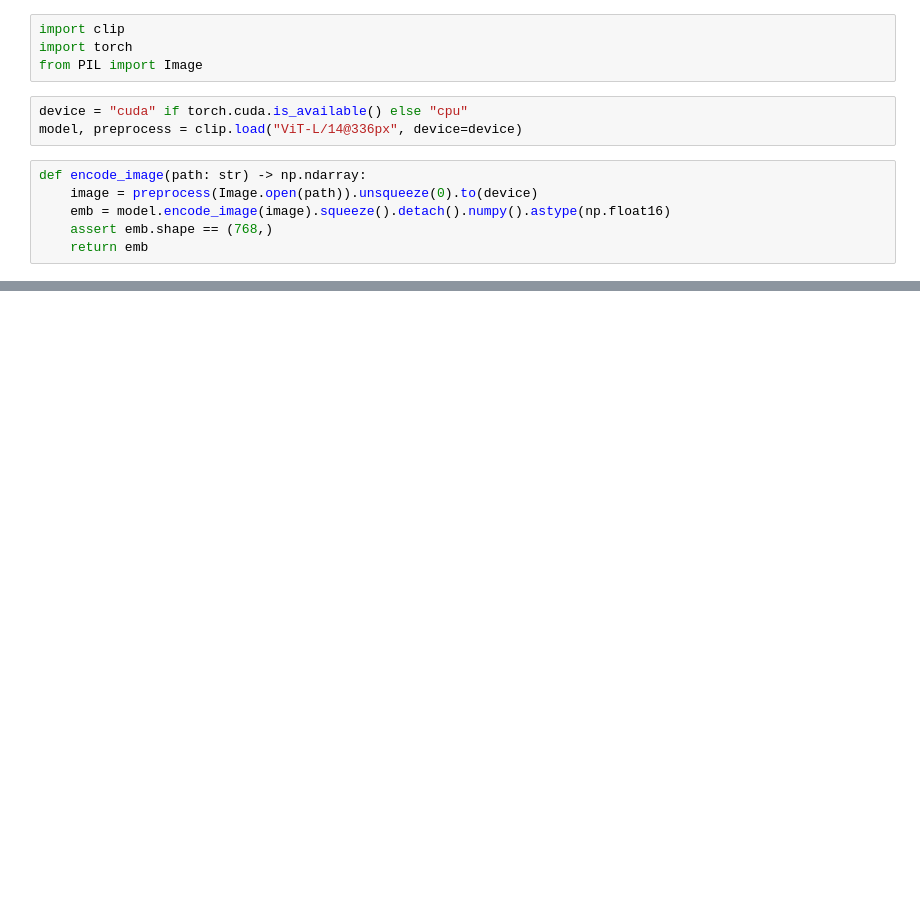
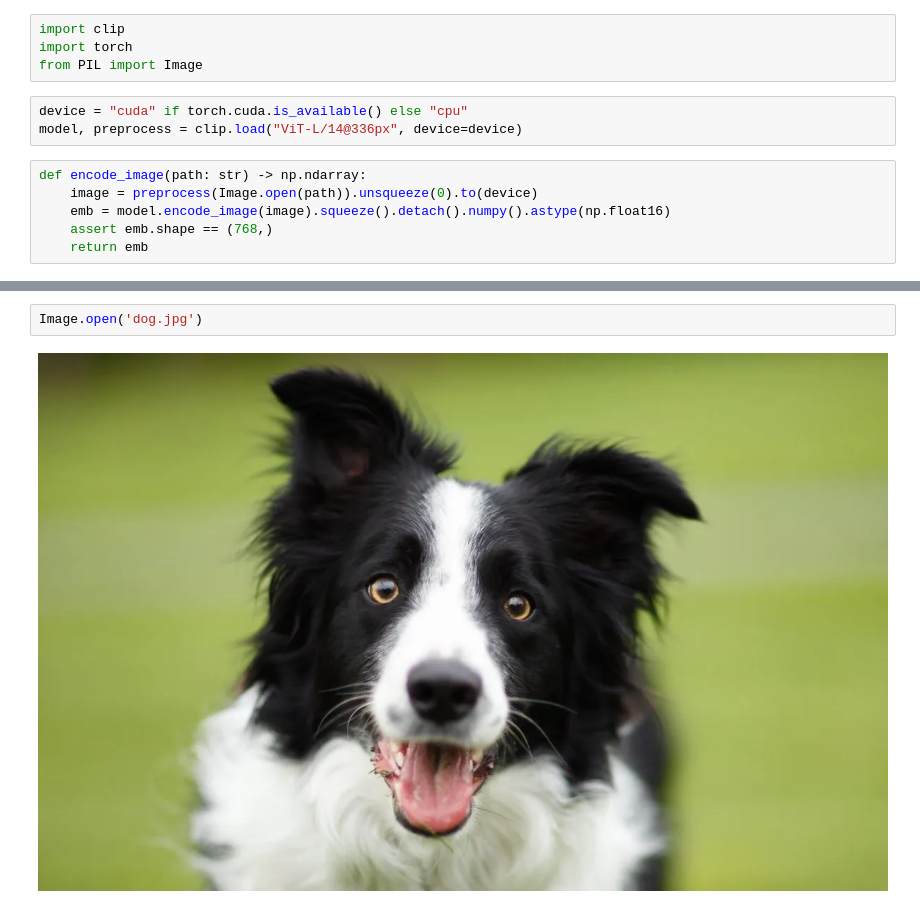
Before and after one commit to amirziai/rafic, a Jupyter notebook: clip-encoder.ipynb, the cells around one changed output, grey strips where cells are left out. Cells and saved outputs as stored; diff of their text form; blank space fills up the shorter version.

Commit message:
add image

```diff
--- a/clip-encoder.ipynb
+++ b/clip-encoder.ipynb
@@ -21,2 +34,6 @@ def encode_image(path: str) -> np.ndarray:
+# %%
+Image.open('dog.jpg')
+# %% [output]
+[figure, added]
 # %%
 %%time
```
Also changed, not shown: parts of 8 cells of this notebook.
